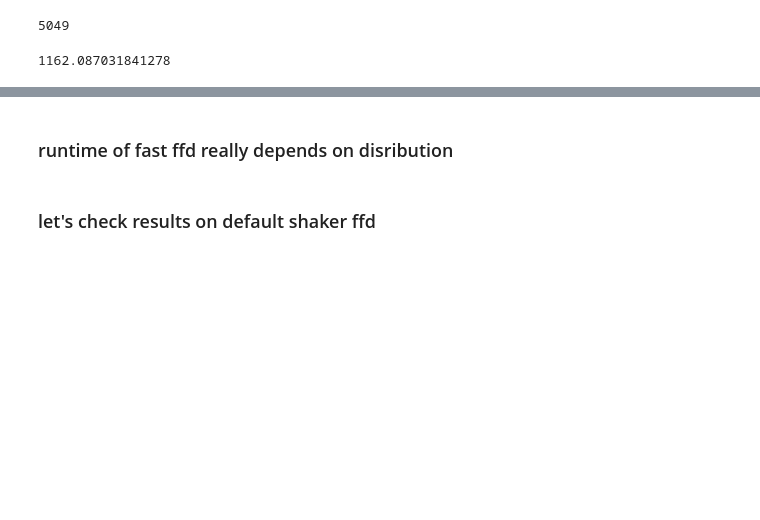
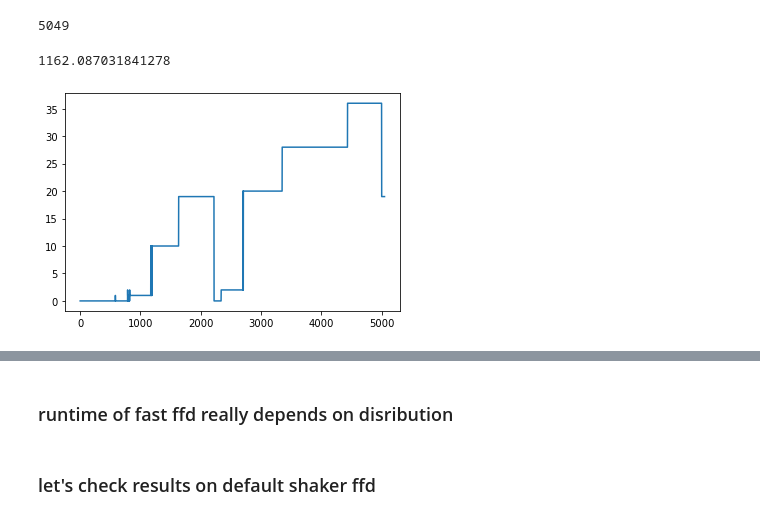
Before and after one commit to sergeyerr/ml2r, a Jupyter notebook: shaker FFD.ipynb, the cells around one changed output, grey strips where cells are left out. Saved outputs shown, nothing was run; the diff lists cells and outputs as text; code cells hidden in the pictures; blank space fills up the shorter version.

```diff
--- a/shaker FFD.ipynb
+++ b/shaker FFD.ipynb
@@ -206,3 +208,10 @@ print(f"{len(solution_fast.bins)}")
 solution_fast.solution_runtime
 # %% [output]
 1162.087031841278
+# %%
+available_cap = []
+for binn in solution_fast.bins:
+    available_cap.append(binn.capacity_available())
+plt.plot(available_cap);
+# %% [output]
+[figure, added]
```
Also changed, not shown: parts of 8 cells of this notebook.
